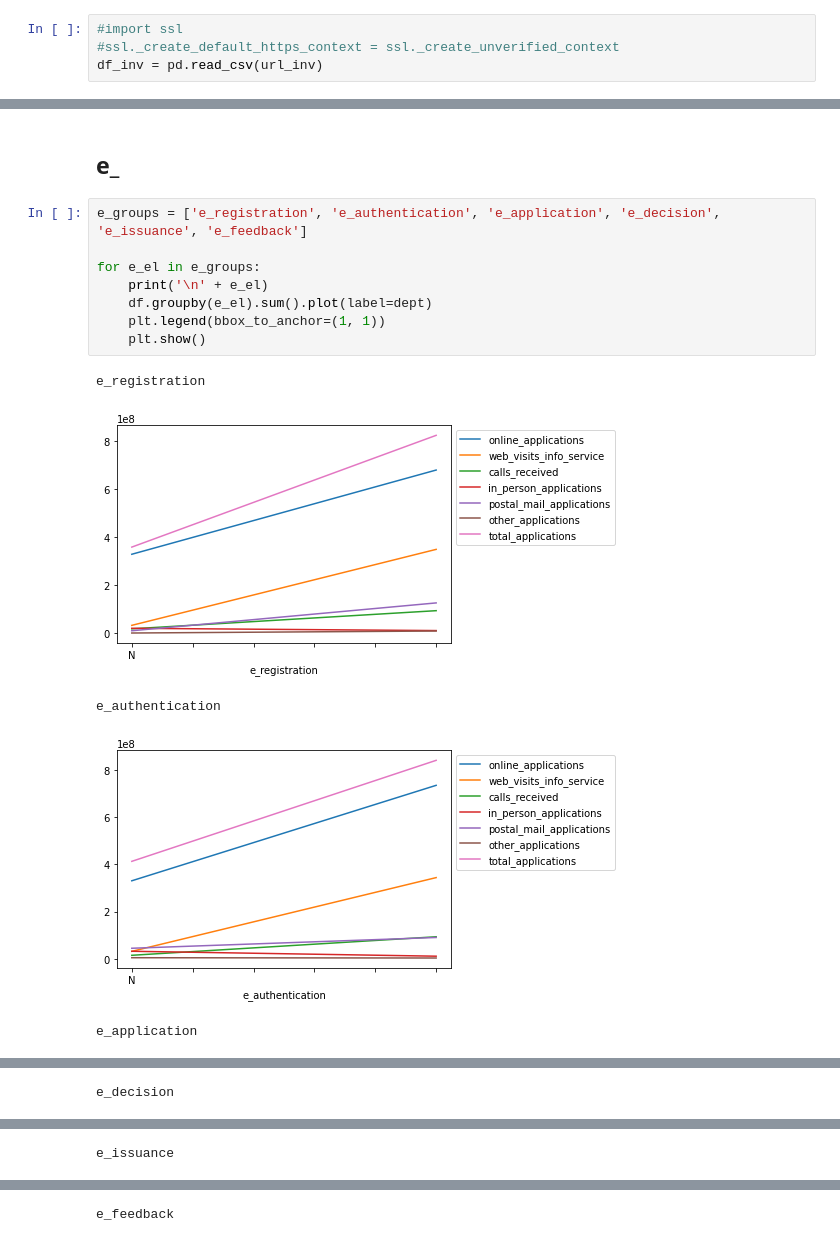
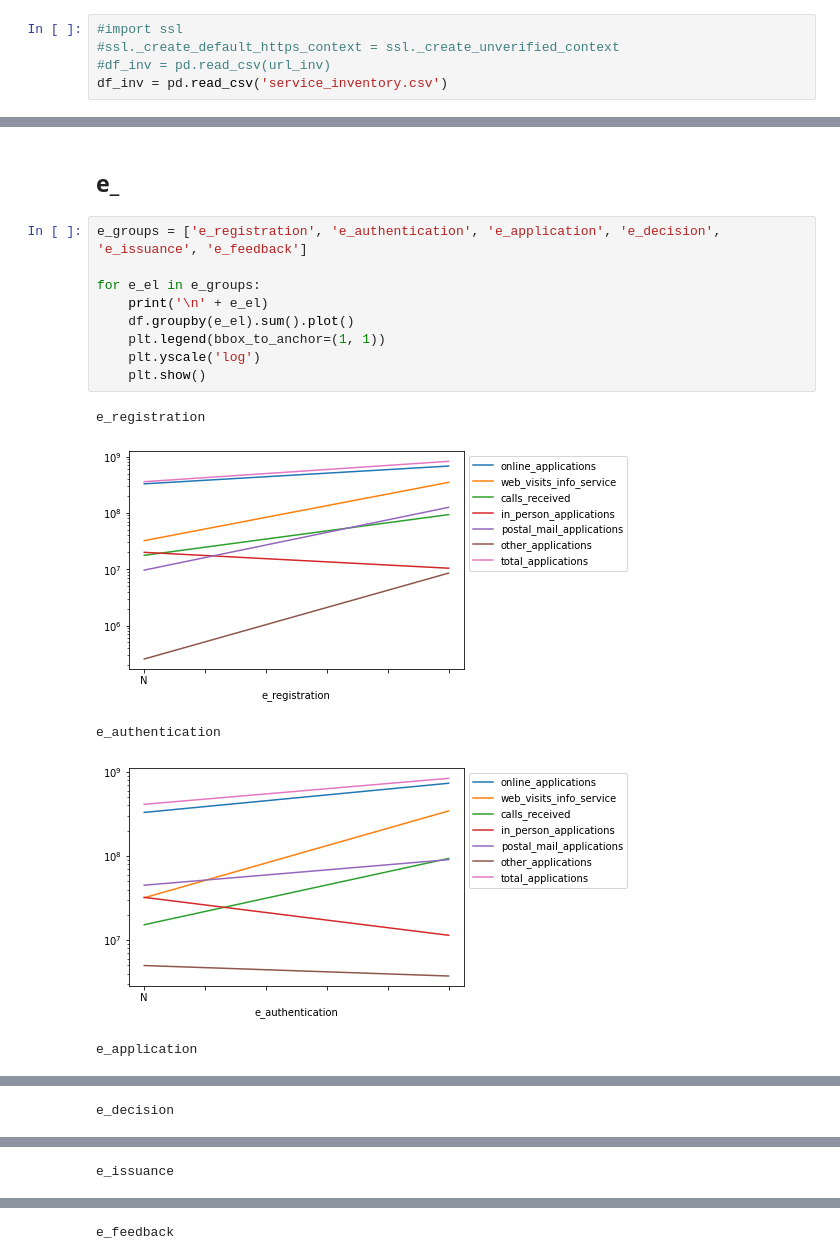
Before and after one commit to d-ta/GC-Service-Inventory-EDA, a Jupyter notebook: GC Service Inventory_DJ.ipynb, the cells around one changed output, grey strips where cells are left out. Cells and saved outputs as stored; diff of their text form.

```diff
--- a/GC Service Inventory_DJ.ipynb
+++ b/GC Service Inventory_DJ.ipynb
@@ -7,7 +8,8 @@ url_std = "https://open.canada.ca/data/dataset/3ac0d080-6149-499a-8b06-7ce5f00ec
 # %%
 #import ssl
 #ssl._create_default_https_context = ssl._create_unverified_context
-df_inv = pd.read_csv(url_inv)
+#df_inv = pd.read_csv(url_inv)
+df_inv = pd.read_csv('service_inventory.csv')
 # %%
 df_inv.head()
 # %%
@@ -484,14 +529,15 @@ plt.show()
 # %%
 e_groups = ['e_registration', 'e_authentication', 'e_application', 'e_decision', 'e_issuance', 'e_feedback']
 
 for e_el in e_groups:
     print('\n' + e_el)
-    df.groupby(e_el).sum().plot(label=dept)
+    df.groupby(e_el).sum().plot()
     plt.legend(bbox_to_anchor=(1, 1))
+    plt.yscale('log')
     plt.show()
 # %% [output]
 e_registration
-[figure, old version]
+[figure, new version]
 e_authentication
-[figure, old version]
+[figure, new version]
 e_application
```
Also changed, not shown: parts of 28 cells of this notebook.
